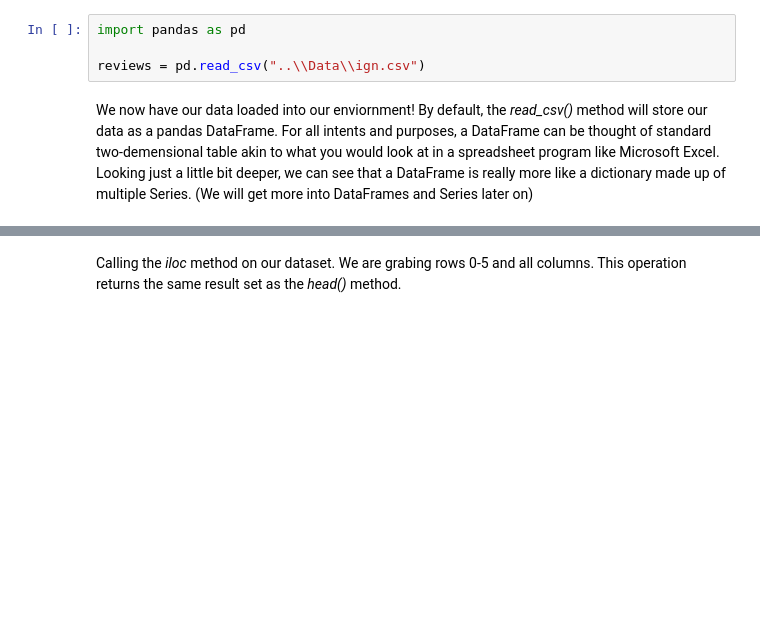
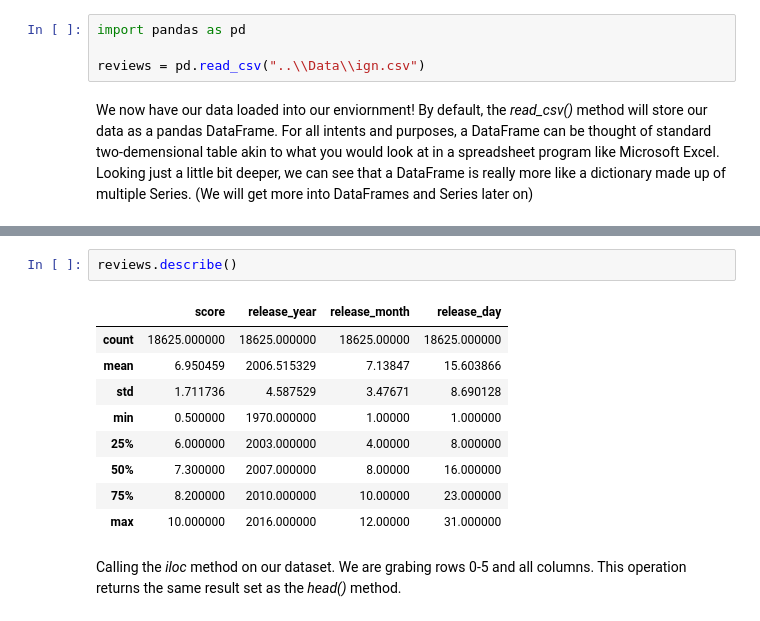
Before and after one commit to Jared-Ervin/IGN-Jupyter, a Jupyter notebook: Notebooks/ign.ipynb, the cells around one changed output, grey strips where cells are left out. Saved outputs shown, nothing was run; the diff lists cells and outputs as text; blank space fills up the shorter version.

```diff
--- a/Notebooks/ign.ipynb
+++ b/Notebooks/ign.ipynb
@@ -44,3 +61,15 @@ reviews.head()
+# %%
+reviews.describe()
+# %% [output]
+|  | score | release_year | release_month | release_day |
+| count | 18625.000000 | 18625.000000 | 18625.00000 | 18625.000000 |
+| mean | 6.950459 | 2006.515329 | 7.13847 | 15.603866 |
+| std | 1.711736 | 4.587529 | 3.47671 | 8.690128 |
+| min | 0.500000 | 1970.000000 | 1.00000 | 1.000000 |
+| 25% | 6.000000 | 2003.000000 | 4.00000 | 8.000000 |
+| 50% | 7.300000 | 2007.000000 | 8.00000 | 16.000000 |
+| 75% | 8.200000 | 2010.000000 | 10.00000 | 23.000000 |
+| max | 10.000000 | 2016.000000 | 12.00000 | 31.000000 |
 # %% [markdown]
 Calling the *iloc* method on our dataset. We are grabing rows 0-5 and all columns. This operation returns the same result set as the *head()* method.
 # %%
```
Also changed, not shown: parts of 9 cells of this notebook.
